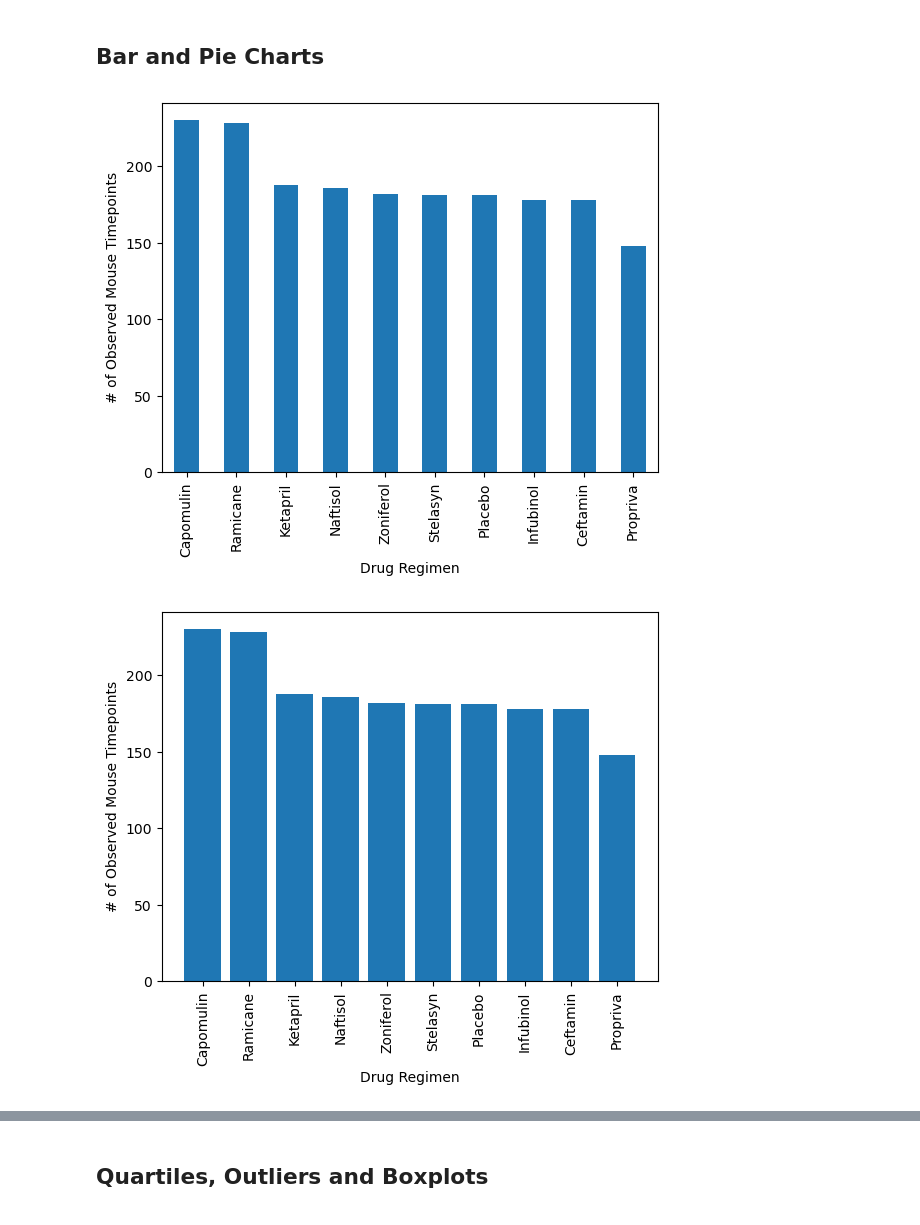
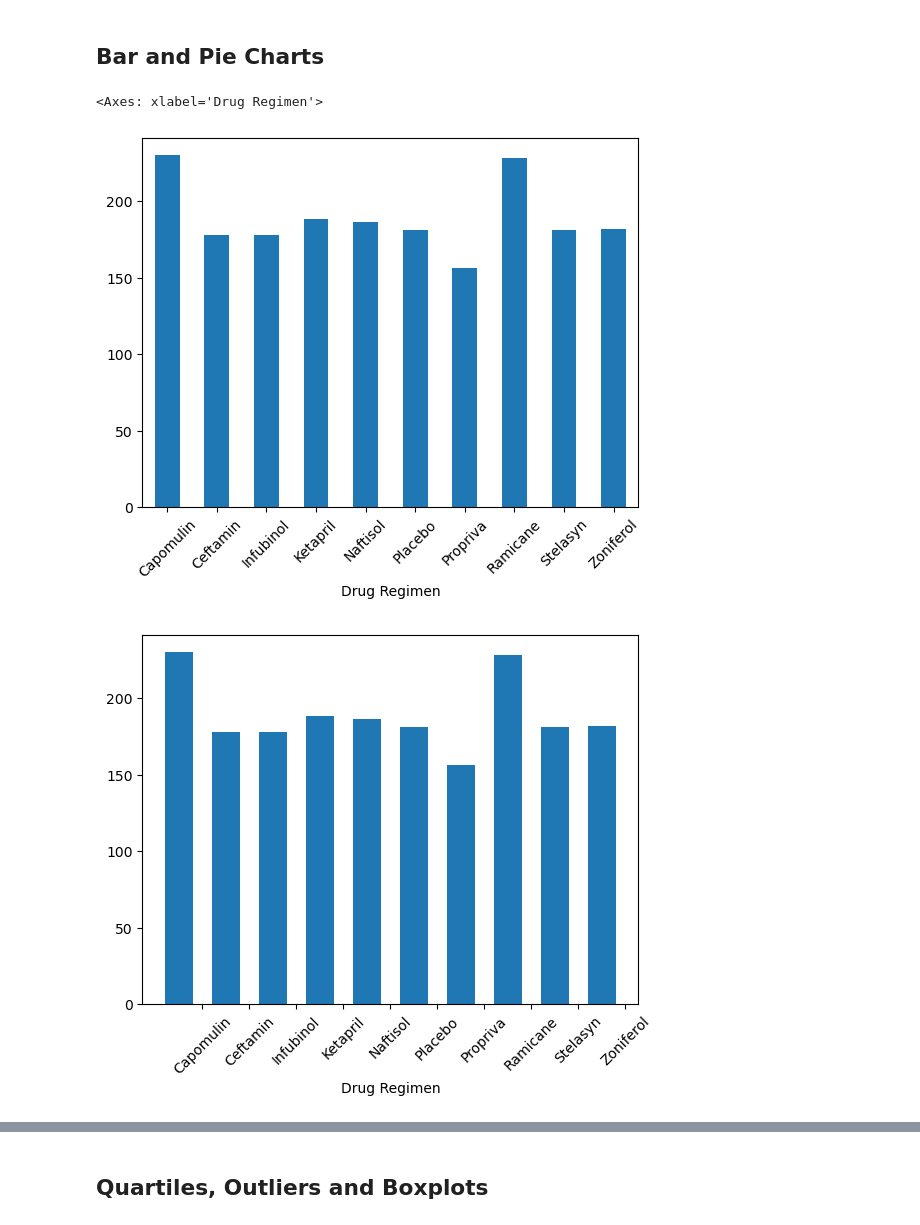
Before and after one commit to GueroGuero/matplotlib-challenge, a Jupyter notebook: Pymaceuticals/pymaceuticals_starter.ipynb, the cells around one changed output, grey strips where cells are left out. Saved outputs shown, nothing was run; the diff lists cells and outputs as text; code cells hidden in the pictures.

```diff
--- a/Pymaceuticals/pymaceuticals_starter.ipynb
+++ b/Pymaceuticals/pymaceuticals_starter.ipynb
@@ -145,11 +146,22 @@ tumor_summary
 ## Bar and Pie Charts
 # %%
 # Generate a bar plot showing the total number of rows (Mouse ID/Timepoints) for each drug regimen using Pandas.
+MouseTimepoints = cleandata.groupby(["Drug Regimen"]).count()["Mouse ID"]
+barpandas = MouseTimepoints.plot.bar(x="Drug Regimen", y="Mouse ID", rot=45)
+barpandas
 # %% [output]
+<Axes: xlabel='Drug Regimen'>
-[figure, old version]
+[figure, new version]
 # %%
 # Generate a bar plot showing the total number of rows (Mouse ID/Timepoints) for each drug regimen using pyplot.
+xaxis = np.arange(len(MouseTimepoints))
+yaxis = MouseTimepoints
+plt.bar(xaxis,yaxis, width=0.6,align="center")
+ticks = [value+0.5 for value in xaxis]
+plt.xticks(ticks, MouseTimepoints.index.values, rotation=45)
+plt.xlabel("Drug Regimen")
+plt.show()
 # %% [output]
-[figure, old version]
+[figure, new version]
 # %%
 # Generate a pie plot showing the distribution of female versus male mice using Pandas
```
Also changed, not shown: parts of 4 cells of this notebook.
